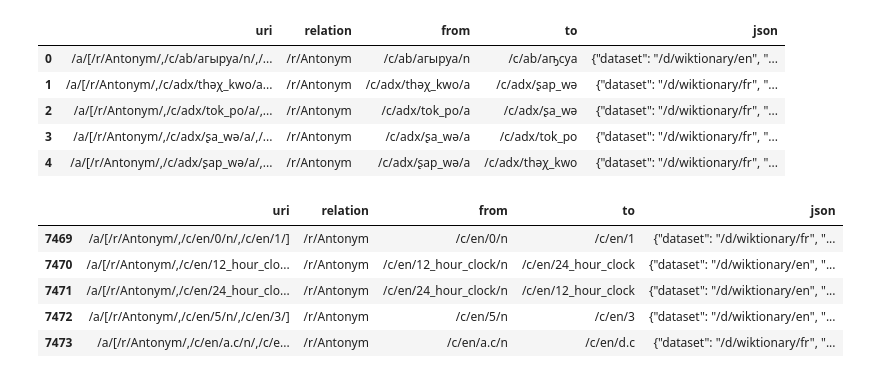
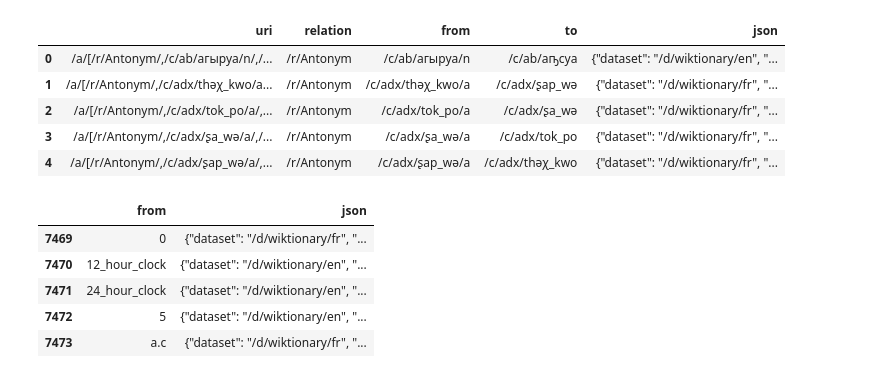
Before and after one commit to afcarl/codenames_blog, a Jupyter notebook: Codenames 2 - Master Dictionary.ipynb, the cells around one changed output. Saved outputs shown, nothing was run; the diff lists cells and outputs as text; code cells hidden in the pictures.

```diff
--- a/Codenames 2 - Master Dictionary.ipynb
+++ b/Codenames 2 - Master Dictionary.ipynb
@@ -12,12 +11,14 @@ df.head()
 | 3 | /a/[/r/Antonym/,/c/adx/ʂa_wə/a/,/... | /r/Antonym | /c/adx/ʂa_wə/a | /c/adx/tok_po | {"dataset": "/d/wiktionary/fr", "... |
 | 4 | /a/[/r/Antonym/,/c/adx/ʂap_wə/a/,... | /r/Antonym | /c/adx/ʂap_wə/a | /c/adx/thəχ_kwo | {"dataset": "/d/wiktionary/fr", "... |
 # %%
-df = df[(df['from'].str.extract(r'/./([^/]*)/.*') == 'en') & (df['to'].str.extract(r'/./([^/]*)/.*') == 'en')]
+df = df[['from', 'json']].drop_duplicates(subset='from')
+df = df[(df['from'].str.extract(r'/./([^/]*)/.*') == 'en')]
+df['from'] = df['from'].str.extract(r'/./[^/]*/([^/]*).*')
 df.head()
 # %% [output]
-|  | uri | relation | from | to | json |
-| 7469 | /a/[/r/Antonym/,/c/en/0/n/,/c/en/1/] | /r/Antonym | /c/en/0/n | /c/en/1 | {"dataset": "/d/wiktionary/fr", "... |
-| 7470 | /a/[/r/Antonym/,/c/en/12_hour_clo... | /r/Antonym | /c/en/12_hour_clock/n | /c/en/24_hour_clock | {"dataset": "/d/wiktionary/en", "... |
-| 7471 | /a/[/r/Antonym/,/c/en/24_hour_clo... | /r/Antonym | /c/en/24_hour_clock/n | /c/en/12_hour_clock | {"dataset": "/d/wiktionary/en", "... |
-| 7472 | /a/[/r/Antonym/,/c/en/5/n/,/c/en/3/] | /r/Antonym | /c/en/5/n | /c/en/3 | {"dataset": "/d/wiktionary/en", "... |
-| 7473 | /a/[/r/Antonym/,/c/en/a.c/n/,/c/e... | /r/Antonym | /c/en/a.c/n | /c/en/d.c | {"dataset": "/d/wiktionary/fr", "... |
+|  | from | json |
+| 7469 | 0 | {"dataset": "/d/wiktionary/fr", "... |
+| 7470 | 12_hour_clock | {"dataset": "/d/wiktionary/en", "... |
+| 7471 | 24_hour_clock | {"dataset": "/d/wiktionary/en", "... |
+| 7472 | 5 | {"dataset": "/d/wiktionary/en", "... |
+| 7473 | a.c | {"dataset": "/d/wiktionary/fr", "... |
```
Also changed, not shown: parts of 16 cells of this notebook, 1 other file.
